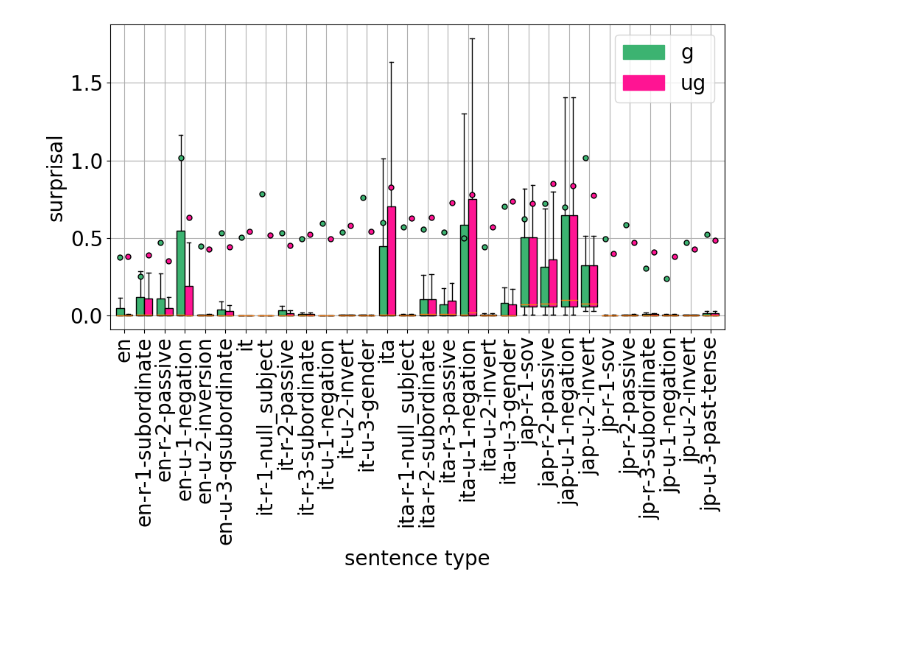
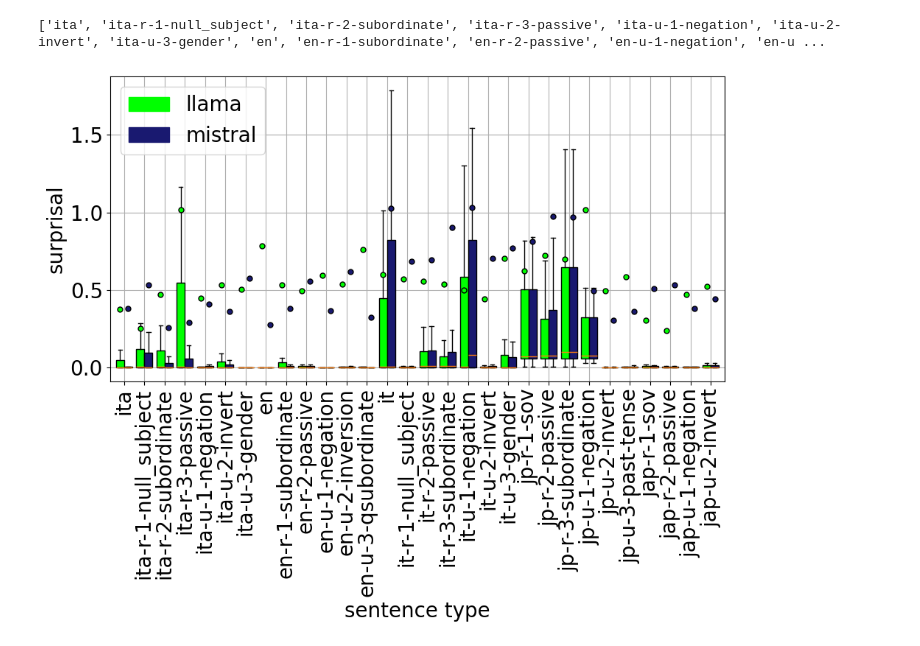
Before and after one commit to arunasank/disjoint-processing-llms, a Jupyter notebook: icl-notebooks/icl_grammars-surprisal.ipynb, the cells around one changed output. Saved outputs shown, nothing was run; the diff lists cells and outputs as text; code cells hidden in the pictures; blank space fills up the shorter version.

```diff
--- a/icl-notebooks/icl_grammars-surprisal.ipynb
+++ b/icl-notebooks/icl_grammars-surprisal.ipynb
@@ -14,9 +14,11 @@ PREFIX = '/home/gridsan/arunas/broca/'
 og = pd.read_csv(f'{PREFIX}/data-gen/ngs.csv')
 gCols = [col for col in og.columns if not 'ng-' in col]
 f = pd.read_csv(f'/home/gridsan/arunas/broca/llama/experiments/llama-classification-train-test-det-{gCols[0]}.csv')
+m = pd.read_csv(f'/home/gridsan/arunas/broca/mistral/experiments/mistral-classification-train-test-det-{gCols[0]}.csv')
 g = pd.read_csv('/home/gridsan/arunas/broca/llama/experiments/llama-classification-train-test-acc.csv')
 for col in gCols[1:]:
     f = pd.concat([f, pd.read_csv(f'/home/gridsan/arunas/broca/llama/experiments/llama-classification-train-test-det-{col}.csv')])
+    m = pd.concat([m, pd.read_csv(f'/home/gridsan/arunas/broca/mistral/experiments/mistral-classification-train-test-det-{col}.csv')])
 # %%
 from matplotlib.pyplot import figure
 
@@ -142,70 +144,57 @@ jfig.savefig('jp-surprisals.png')
 ifig.savefig('it-surprisals.png')
 plt.show()
 # %%
-x = []
-y = []
-x_ug = []
-y_ug = []
-
-sfig, ax = plt.subplots(figsize=(10, 8))
-
-for sent_type in sorted(f['type'].unique()):
+def get_surps(f):
     surps = []
-    for idx, row in f[(f['type'] == sent_type) & (f['gold'] == 'Yes')].iterrows():
+    for idx, row in f.iterrows():
         myList = []
         for i in list(ast.literal_eval(row['surprisal'])):
             myList.append(i[1])
         surps.append(myList)
-    avg_surp = np.array([i for m in surps for i in m])
+    all_surps = np.array([i for s in surps for i in s])
     font = {'family' : 'sans-serif',
             'weight' : 'normal',
             'size'   : 20}
+    return sorted(all_surps)
 
-    x.append(f'{sent_type}')
-    y.append(sorted(avg_surp))
+ldiff_surps = []
+mdiff_surps = []
+sfig, ax = plt.subplots(figsize=(10, 8))
+print(gCols)
+for sent_type_idx, sent_type in enumerate(sorted(f['type'].unique())):
+    lg_surps = get_surps(f[(f['type'] == sent_type) & (f['gold'] == 'Yes')])
+    lug_surps = get_surps(f[(f['type'] == sent_type) & (f['gold'] == 'No')])
+    mg_surps = get_surps(m[(m['type'] == sent_type) & (m['gold'] == 'Yes')])
+    mug_surps = get_surps(m[(m['type'] == sent_type) & (m['gold'] == 'No')])
 
-    for idx, row in f[(f['type'] == sent_type) & (f['gold'] == 'No')].iterrows():
-        myList = []
-        for i in list(ast.literal_eval(row['surprisal'])):
-            myList.append(i[1])
-        surps.append(myList)
-    avg_surp = np.array([i for m in surps for i in m])
-    font = {'family' : 'sans-serif',
-            'weight' : 'normal',
-            'size'   : 20}
-
-    x_ug.append(f'{sent_type}')
-    y_ug.append(sorted(avg_surp))
+    ldiff_surps.append(lg_surps)
+    mdiff_surps.append(lug_surps)
+    # ldiff_surps.append([ lug_surps[idx] - lg_surps[idx]  for idx in range(min(len(lg_surps), len(lug_surps)))])
+    # mdiff_surps.append([ mug_surps[idx] - mg_surps[idx] for idx in range(min(len(mg_surps), len(mug_surps))) ])
 
 plt.grid()
 matplotlib.rc('font', **font)
 
-positions = np.arange(1, len(x) + 1)
+positions = np.arange(1, len(gCols) + 1)
 
-for i in range(len(x)):
-    bp = plt.boxplot([y[i], y_ug[i]], positions=[positions[i], positions[i] + 0.4],
+for i in range(len(gCols)):
+    bp = plt.boxplot([ldiff_surps[i], mdiff_surps[i]], positions=[positions[i], positions[i] + 0.4],
                 widths=0.4, autorange=True, patch_artist=True, showfliers=False, vert=True, showmeans=True)
-    for patch, color in zip(bp['boxes'], ['mediumseagreen', 'deeppink']):
+    for patch, color in zip(bp['boxes'], ['lime', 'midnightblue']):
         patch.set_facecolor(color)
 
-    for mean, color in zip([bp['means'][0], bp['means'][1]], ['mediumseagreen', 'deeppink']):
+    for mean, color in zip([bp['means'][0], bp['means'][1]], ['lime', 'midnightblue']):
         mean.set(markerfacecolor=color, marker='o', markersize=5, markeredgecolor="black")
-# bplot1 = plt.boxplot(y, autorange=True, patch_artist=True, showfliers=False, vert=True, showmeans=True, labels=x)
-# bplot2 = plt.boxplot(y_ug, autorange=True, vert=True, patch_artist=True, showfliers=False, showmeans=True, labels=x_ug, meanprops={"markerfacecolor":"white", "markeredgecolor":"blue"})
-for patch in bplot1['boxes']:
-    patch.set_facecolor('mediumseagreen')
-
-for patch in bplot1['boxes']:
-    patch.set_facecolor('deeppink')
 
 plt.xlabel("sentence type")
-plt.xticks(positions + 0.2, x, rotation=90)
+plt.xticks(positions + 0.2, gCols, rotation=90)
 plt.ylabel("surprisal")
-legend_handles = [plt.Rectangle((0,0),1,1, color='mediumseagreen'), plt.Rectangle((0,0),1,1, color='deeppink')]
-plt.legend(legend_handles, ['g', 'ug'], loc='upper right')
+legend_handles = [plt.Rectangle((0,0),0.5,0.5, color='lime'), plt.Rectangle((0,0),0.5,0.5, color='midnightblue')]
+plt.legend(legend_handles, ['llama', 'mistral'])
 
 sfig.tight_layout()
-sfig.savefig('/home/gridsan/arunas/broca/llama/experiments/llama-surprisals.png')
+sfig.savefig('/home/gridsan/arunas/broca/llama-mistral-ug-g-diff-surprisals.png')
 plt.show()
 # %% [output]
+['ita', 'ita-r-1-null_subject', 'ita-r-2-subordinate', 'ita-r-3-passive', 'ita-u-1-negation', 'ita-u-2-invert', 'ita-u-3-gender', 'en', 'en-r-1-subordinate', 'en-r-2-passive', 'en-u-1-negation', 'en-u ...
-[figure, old version]
+[figure, new version]
```
Also changed, not shown: parts of 2 cells of this notebook, 1 other file.
